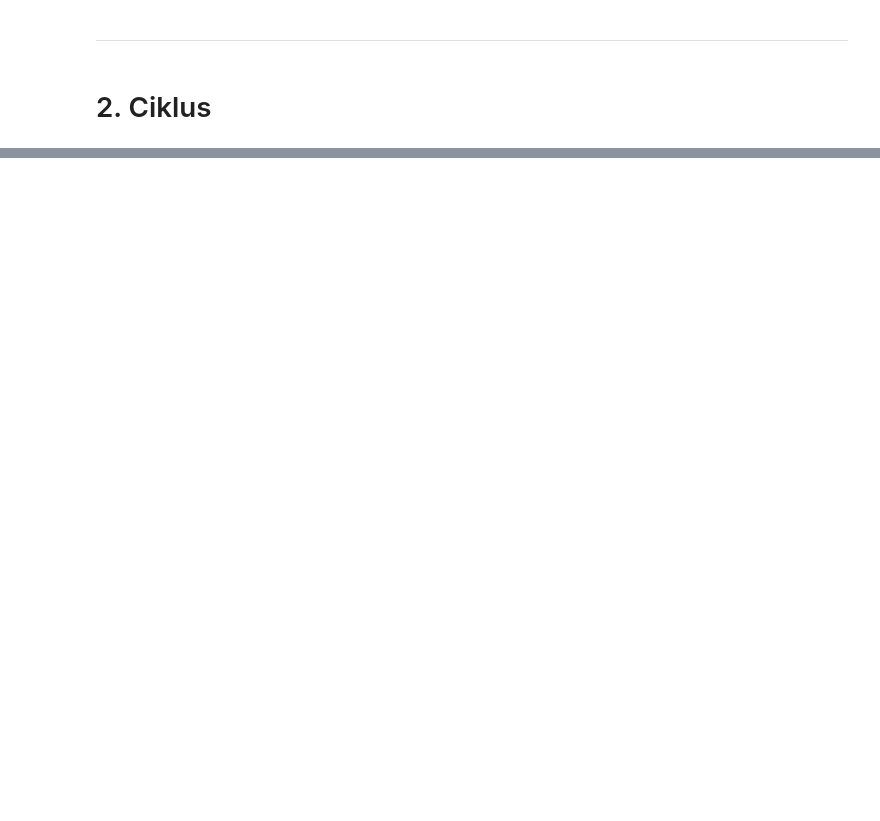
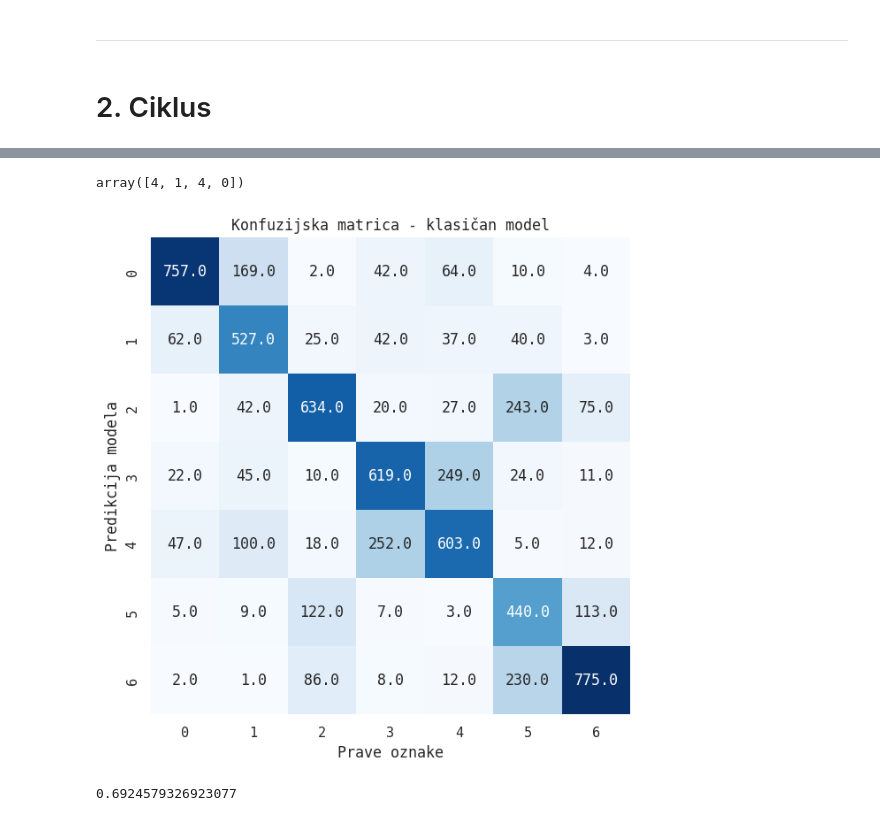
Before and after one commit to emadonev/morfologija_galaksija, a Jupyter notebook: galaxy_morph/nbs/results_graphs.ipynb, the cells around one changed output, grey strips where cells are left out. Cells and saved outputs as stored; diff of their text form; code cells hidden in the pictures; blank space fills up the shorter version.

Commit message:
testing bench

```diff
--- a/galaxy_morph/nbs/results_graphs.ipynb
+++ b/galaxy_morph/nbs/results_graphs.ipynb
@@ -234,0 +201,26 @@ per_class
+# %%
+results_benchmark = pickle.load(open("/teamspace/studios/this_studio/galaxy_morph/output/benchmark/results_runs_bench_final_true.pkl", "rb"))
+results_class_benchmark = pickle.load(open("/teamspace/studios/this_studio/galaxy_morph/output/benchmark/results_runs_class_bench_final_true.pkl", "rb"))
+# %%
+train_loss_benchmark = [results_benchmark[i][0] for i in results_benchmark]
+train_acc_benchmark = [results_benchmark[i][1] for i in results_benchmark]
+train_prec_benchmark = [results_benchmark[i][2] for i in results_benchmark]
+train_recall_benchmark = [results_benchmark[i][3] for i in results_benchmark]
+train_F1_benchmark = [results_benchmark[i][4] for i in results_benchmark]
+valid_loss_benchmark = [results_benchmark[i][5] for i in results_benchmark]
+valid_acc_benchmark = [results_benchmark[i][6] for i in results_benchmark]
+valid_prec_benchmark = [results_benchmark[i][7] for i in results_benchmark]
+valid_recall_benchmark = [results_benchmark[i][8] for i in results_benchmark]
+valid_F1_benchmark = [results_benchmark[i][9] for i in results_benchmark]
+
+train_prec_class_benchmark = [results_class_benchmark[i][3] for i in results_class_benchmark]
+train_recall_class_benchmark = [results_class_benchmark[i][4] for i in results_class_benchmark]
+train_F1_class_benchmark = [results_class_benchmark[i][5] for i in results_class_benchmark]
+
+valid_prec_class_benchmark = [results_class_benchmark[i][9] for i in results_class_benchmark]
+valid_recall_class_benchmark = [results_class_benchmark[i][10] for i in results_class_benchmark]
+valid_F1_class_benchmark = [results_class_benchmark[i][11] for i in results_class_benchmark]
+
+valid_probs_benchmark = [results_class_benchmark[i][6] for i in results_class_benchmark]
+valid_true_benchmark = [results_class_benchmark[i][7] for i in results_class_benchmark]
+valid_ids_benchmark = [results_class_benchmark[i][8] for i in results_class_benchmark]
@@ -234,0 +255,28 @@ per_class
+# %%
+predicted_bench = np.argmax(valid_probs_benchmark[32], axis=1)
+predicted_bench[:4]
+# %% [output]
+array([4, 1, 4, 0])
+# %%
+ct = pd.crosstab(predicted_bench,  valid_true_benchmark[32], rownames=["Predikcija modela"], colnames=["Prave oznake"])
+plt.figure(figsize=(7,7))
+sns.heatmap(ct, cmap="Blues", annot=True, xticklabels="0123456", yticklabels="0123456", fmt=".1f", cbar=False)
+plt.title("Konfuzijska matrica - klasičan model",fontproperties=font, fontsize=12)
+plt.show()
+# %% [output]
+[figure, added]
+# %%
+valid_probs_array = np.array(valid_probs_run2[32])
+
+max_probs = (np.max(valid_probs_array, axis=1), np.argmax(valid_probs_array, axis=1))
+
+class_probs = pd.DataFrame()
+class_probs['Vjerojatnost'] = max_probs[0]
+class_probs['Predikcija'] = max_probs[1]
+class_probs['Oznaka'] = valid_true_run2[32]
+
+class_probs['Correct'] = np.where(class_probs['Predikcija'] == class_probs['Oznaka'], 1, 0)
+
+print(sum(class_probs['Correct'])/class_probs.shape[0])
+# %% [output]
+0.6924579326923077
```
Also changed, not shown: parts of 23 cells of this notebook, 2 other files.
